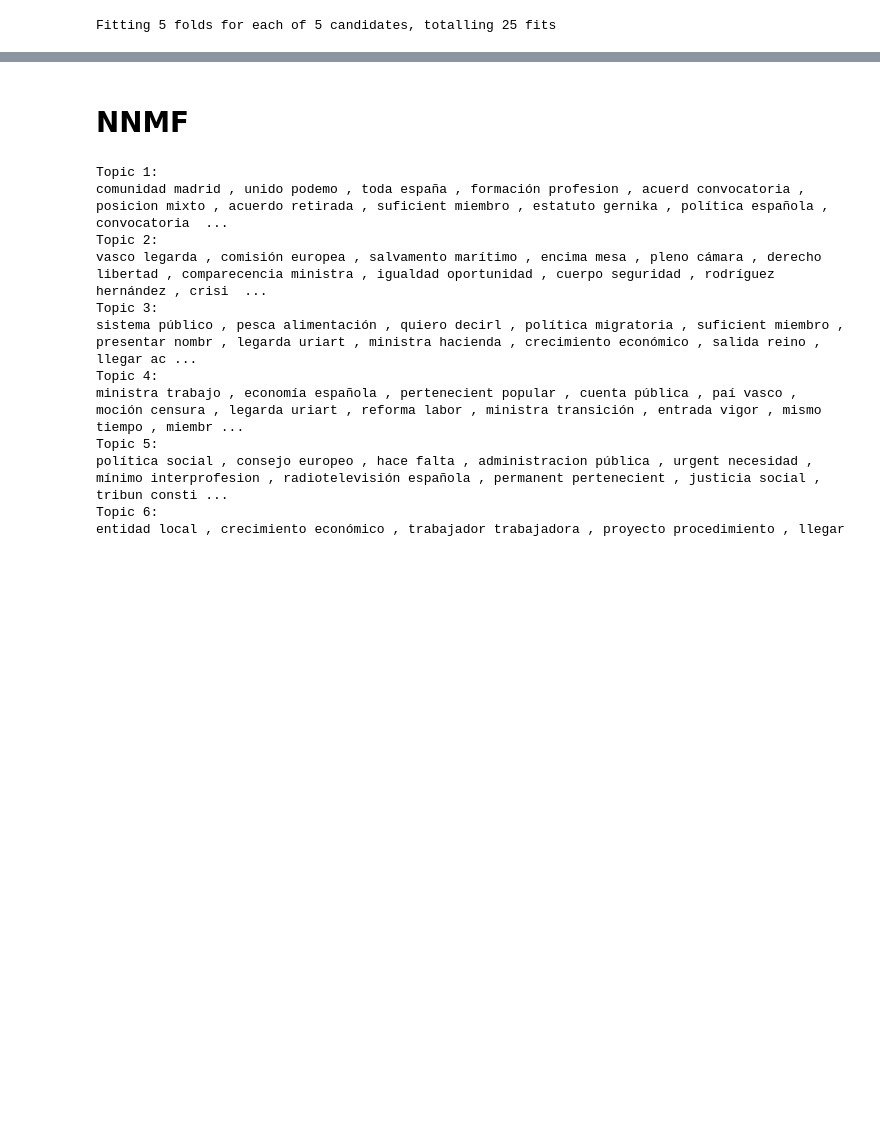
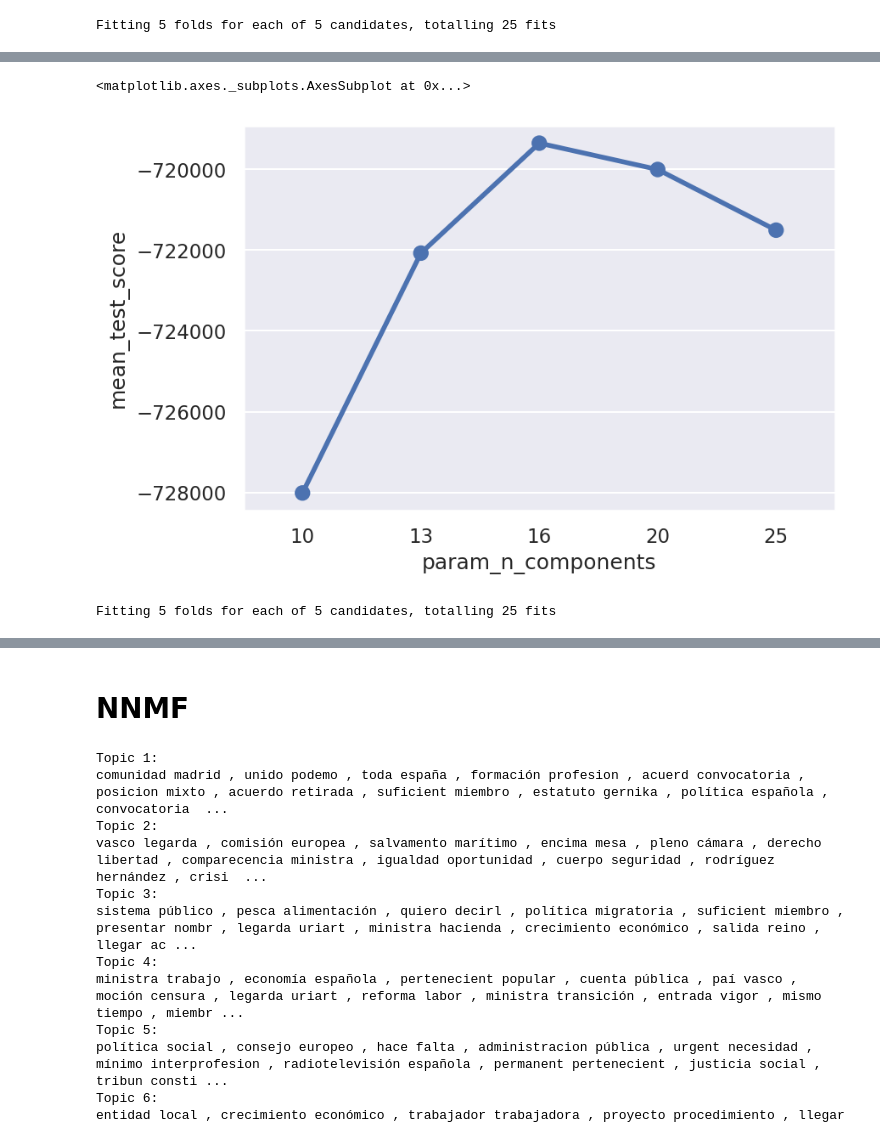
Before and after one commit to LCaravaggio/politext, a Jupyter notebook: Toda_la_base.ipynb, the cells around one changed output, grey strips where cells are left out. Saved outputs shown, nothing was run; the diff lists cells and outputs as text; code cells hidden in the pictures; blank space fills up the shorter version.

```diff
--- a/Toda_la_base.ipynb
+++ b/Toda_la_base.ipynb
@@ -512,3 +551,6 @@ gridsearch.fit(matrix)
 best_lda = gridsearch.best_estimator_
 # %% [output]
 Fitting 5 folds for each of 5 candidates, totalling 25 fits
+# %%
+cv_results_df = pd.DataFrame(gridsearch.cv_results_)
+cv_results_df
@@ -515,3 +564,29 @@ Fitting 5 folds for each of 5 candidates, totalling 25 fits
+# %%
+import seaborn as sns
+sns.set(rc={"figure.dpi":150, 'savefig.dpi':150})
+sns.pointplot(x="param_n_components",
+              y="mean_test_score",
+              data=cv_results_df)
+# %% [output]
+<matplotlib.axes._subplots.AxesSubplot at 0x...>
+[figure, added]
+# %%
+from sklearn.model_selection import GridSearchCV
+
+search_params = {'n_components': [14, 15, 16, 17, 18]}
+
+model = LatentDirichletAllocation(n_components=40, max_iter=5, learning_method='online', learning_offset=50.,random_state=0)
+
+gridsearch = GridSearchCV(model,
+                          param_grid=search_params,
+                          n_jobs=-1,
+                          verbose=1)
+gridsearch.fit(matrix)
+
+## Save the best model
+best_lda = gridsearch.best_estimator_
+# %% [output]
+Fitting 5 folds for each of 5 candidates, totalling 25 fits
 # %%
 cv_results_df = pd.DataFrame(gridsearch.cv_results_)
 cv_results_df
```
Also changed, not shown: parts of 9 cells of this notebook.
